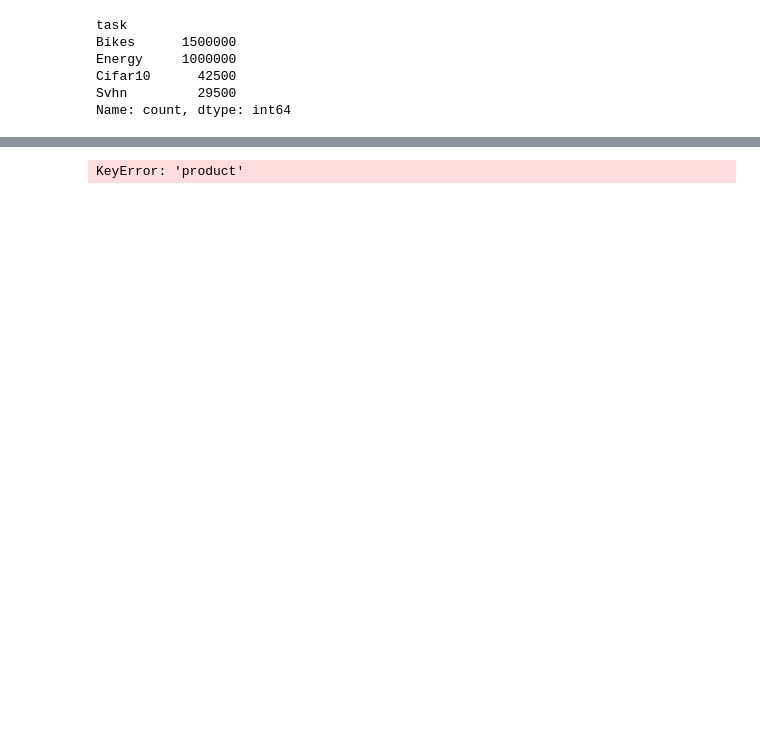
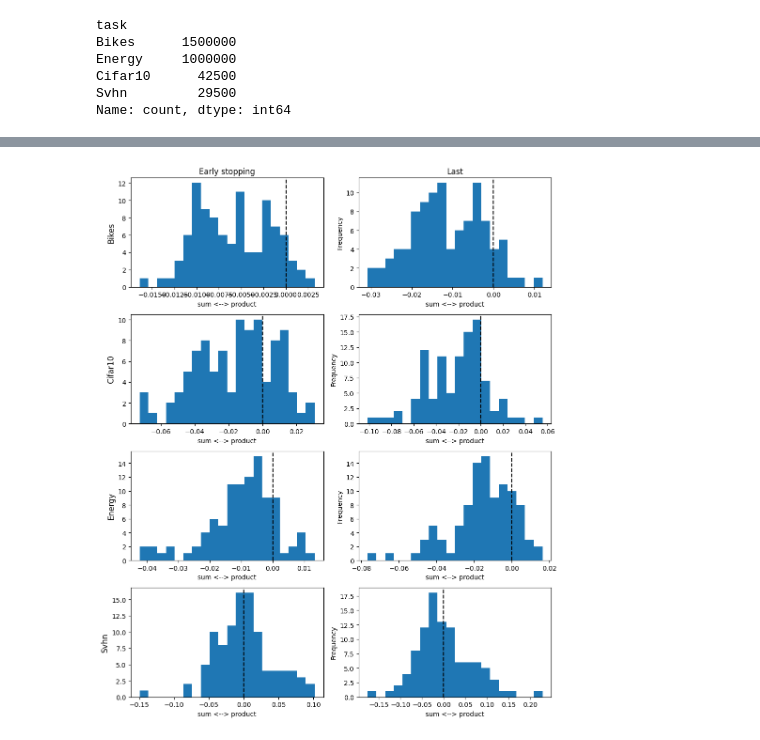
Before and after one commit to viktorvesely/liquid, a Jupyter notebook: liquid_jax/experiment_aggregation.ipynb, the cells around one changed output, grey strips where cells are left out. Cells and saved outputs as stored; diff of their text form; code cells hidden in the pictures; blank space fills up the shorter version.

```diff
--- a/liquid_jax/experiment_aggregation.ipynb
+++ b/liquid_jax/experiment_aggregation.ipynb
@@ -137,7 +140,14 @@ cifar: pd.DataFrame = df[df["task"] == "Cifar10"].copy()
 exp_vars = ["predictors", "delegators", "pwidth", "dwidth"]
 var_oi = "mixing"
 loss_col = "validation_performance_loss"
-metric_col = "validation_accuracy_metric"
+
+def get_metric_col(task):
+    if task in {"Cifar10", "Svhn"}:
+        return "validation_accuracy_metric"
+    elif task in {"Bikes", "Energy"}:
+        return "validation_r2_metric"
+    else:
+        raise ValueError(f"Unknown task {task}")
 # %%
 cifar.columns
 # %% [output]
@@ -217,4 +273,21 @@ paired_last_cifar = cifar.pipe(select_last).pipe(pair_up).pipe(pivot_to_metrics)
 # %%
-(paired_early_cifar["product"] - paired_early_cifar["sum"]).plot.hist(bins=20)
+fig, axs = plt.subplots(4, 2, figsize=(10, 12))
+
+axs[0, 0].set_title("Early stopping")
+axs[0, 1].set_title("Last")
+
+for i_task, (task, task_df) in enumerate(df.groupby("task")):
+
+    axl, axr = axs[i_task, :]
+
+    task_df.pipe(select_early_stopping).pipe(pair_up).pipe(lambda df: pivot_to_metrics(df, get_metric_col(task))).pipe(lambda df: plot_relative_diff(df, axl, "metric"))
+    task_df.pipe(select_last).pipe(pair_up).pipe(lambda df: pivot_to_metrics(df, get_metric_col(task))).pipe(lambda df: plot_relative_diff(df, axr, "metric"))
+
+    axl.axvline(0, color="black", linestyle="dashed")
+    axr.axvline(0, color="black", linestyle="dashed")
+
+    axl.set_ylabel(task, fontsize=12)
+
+fig.tight_layout()
 # %% [output]
-KeyError: 'product'
+[figure, added]
```
Also changed, not shown: parts of 20 cells of this notebook, 2 other files.
